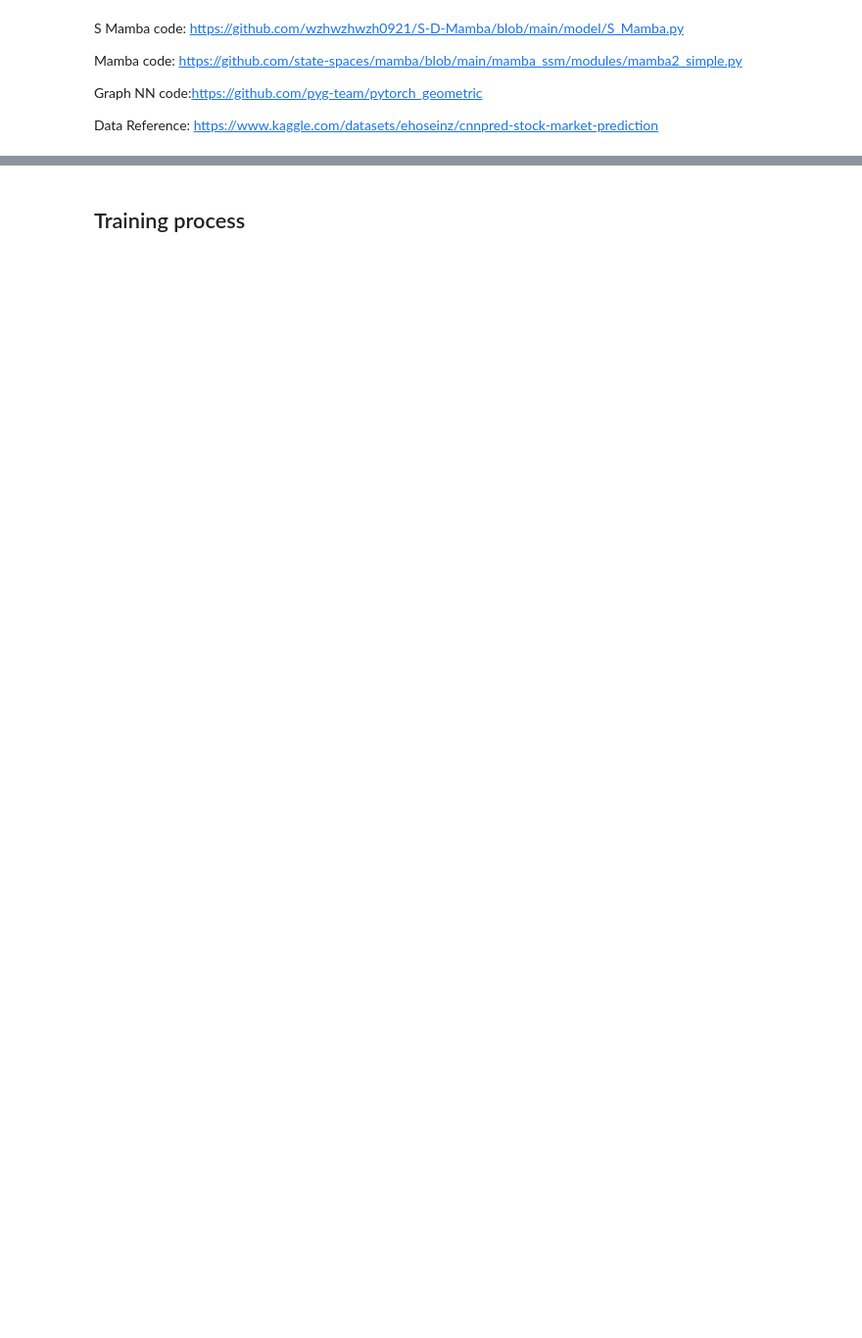
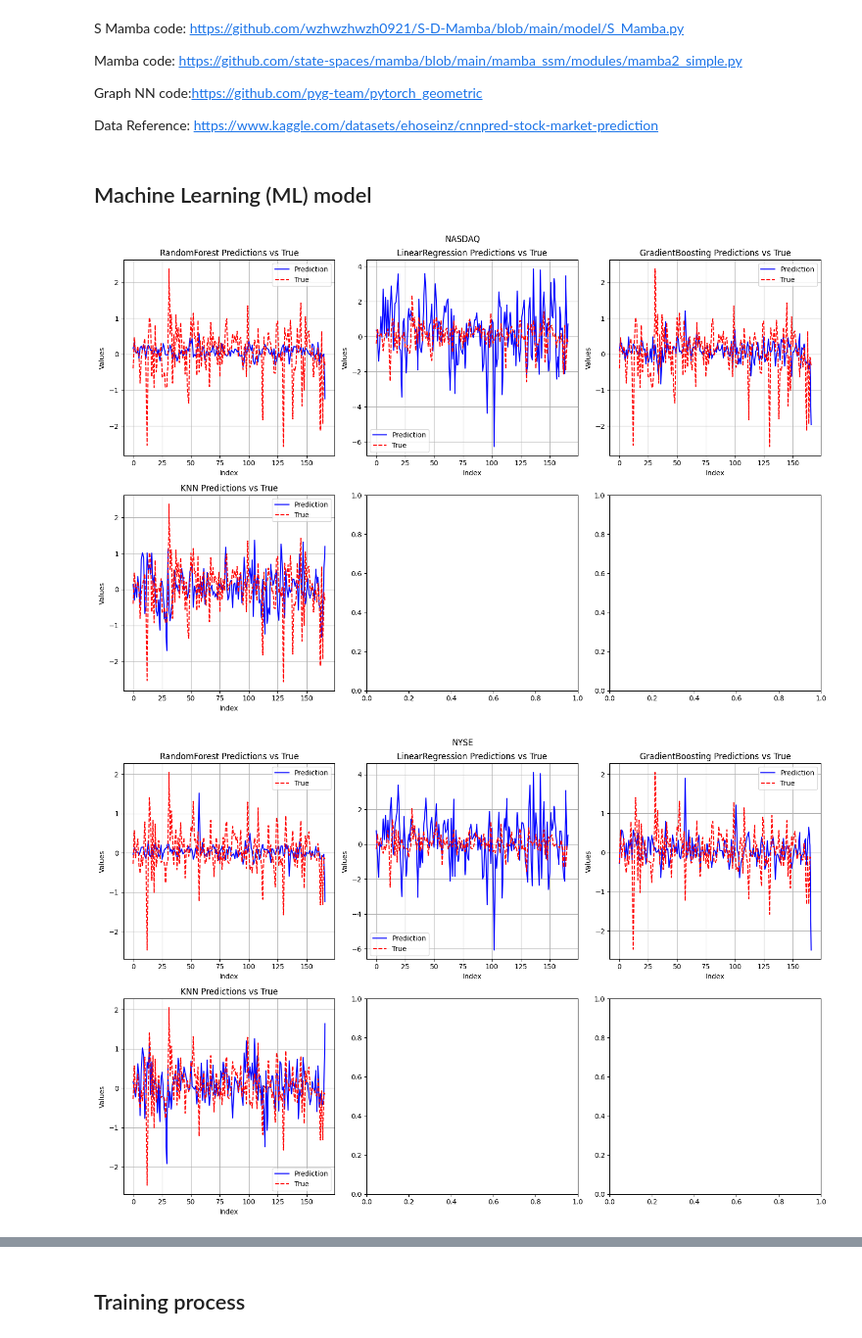
Before and after one commit to tdkhoa1212/MAMBA_model, a Jupyter notebook: test_code.ipynb, the cells around one changed output, grey strips where cells are left out. Shown at 98% size. Cells and saved outputs as stored; diff of their text form; code cells hidden in the pictures; blank space fills up the shorter version.

```diff
--- a/test_code.ipynb
+++ b/test_code.ipynb
@@ -12,7 +9,11 @@ Data Reference: https://www.kaggle.com/datasets/ehoseinz/cnnpred-stock-market-pr
+# %% [markdown]
+## Machine Learning (ML) model
 # %%
 # from Utils.Loading_data import labels_plotting
-# from Models.ML_models import run_ML_models
+from Models.ML_models import run_ML_models
 
 # labels_plotting()
-# run_ML_models()
+run_ML_models()
 # %% [output]
+[figure, added]
+[figure, added]
```
Also changed, not shown: parts of 6 cells of this notebook, 13 other files.
